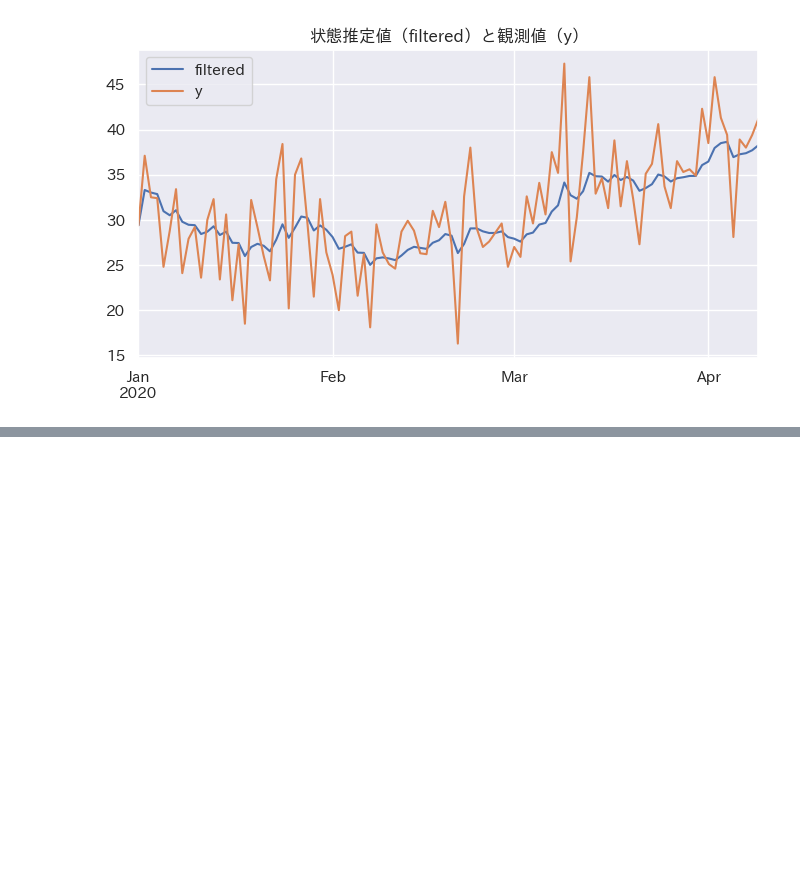
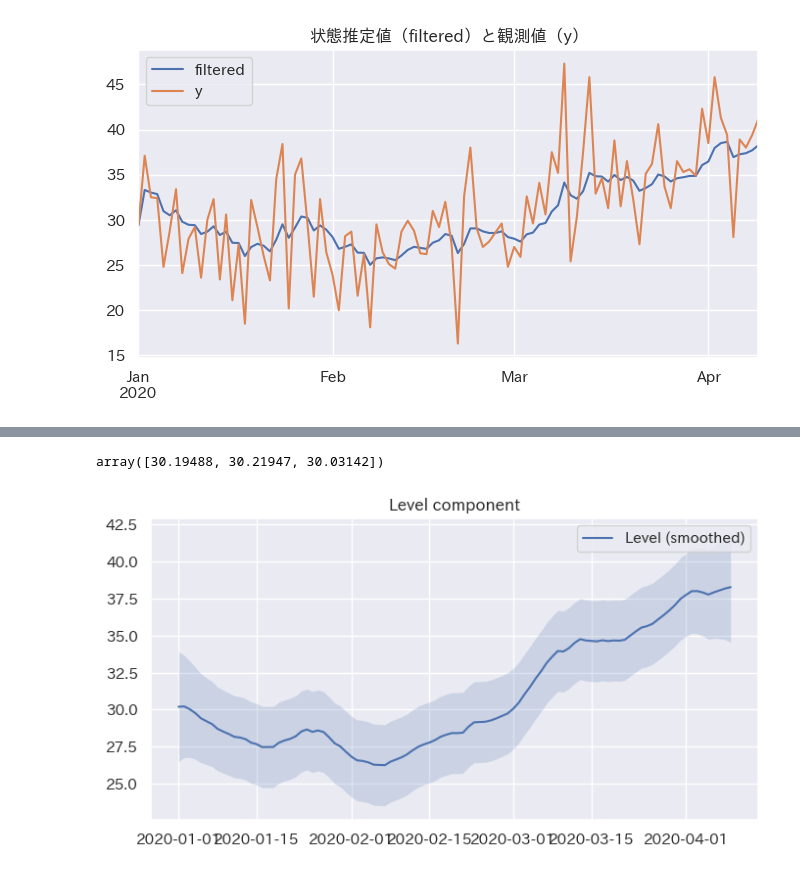
Before and after one commit to maton369/Python_Time_Series_Intro, a Jupyter notebook: 5-3-ローカルレベルモデルの実装.ipynb, the cells around one changed output, grey strips where cells are left out. Drawn from its saved outputs; the diff is of its cells as text; code cells hidden in the pictures; blank space fills up the shorter version.

```diff
--- a/5-3-ローカルレベルモデルの実装.ipynb
+++ b/5-3-ローカルレベルモデルの実装.ipynb
@@ -510,0 +730,66 @@ local_level.plot_level()
+# %%
+# 📘 GitHubレビューコメント
+
+# ✅ 概要
+# `res_local_level.level["smoothed"]` は、カルマン平滑化（Kalman Smoother）によって
+# 得られた「平滑化推定量 (a_{t|T})」を取り出す処理である。
+# これは、全観測データ（t=1～T）を用いた「事後推定」であり、
+# 各時点の状態を最も精密に推定した値を表す。
+
+# ✅ コード
+np.round(res_local_level.level["smoothed"][0:3], 5)
+
+# ✅ 数式（平滑化の再帰式）
+# フィルタリング（a_{t|t}）の後に、後ろ向きに再帰して平滑化を行う：
+# $$
+# \begin{aligned}
+# r_{t-1} &= K_t' (v_t / F_t) + L_t' r_t \\
+# a_{t|T} &= a_{t|t} + P_{t|t} r_{t-1}
+# \end{aligned}
+# $$
+# ここで、
+# - \( a_{t|T} \)：時点tの平滑化推定量（全データを考慮した状態推定値）
+# - \( K_t \)：カルマンゲイン
+# - \( L_t = I - K_t Z_t \)：フィルタ更新後の変換行列
+# - \( r_t \)：スムージングゲインの再帰項
+
+# ✅ コメント
+# フィルタ化推定量 \( a_{t|t} \) は「逐次更新」に基づくオンライン推定であるのに対し、
+# 平滑化推定量 \( a_{t|T} \) は「全期間の情報」を利用して事後的に推定されるため、
+# より滑らかで安定したトレンドが得られる。
+# 状態空間モデルの分析において、トレンド抽出や事後推定に最も重要なステップである。
+# %% [output]
+array([30.19488, 30.21947, 30.03142])
+# %%
+# 📘 GitHubレビューコメント
+
+# ✅ 概要
+# 「平滑化推定量（Smoothed Estimates）」の可視化を行う。
+# これは全期間の情報（t=1〜T）を用いて、各時点の状態を
+# 最も精度高く推定した結果を図示するステップである。
+
+# ✅ コード
+_ = res_local_level.plot_components(which="smoothed", observed=False)
+
+# ✅ 数式
+# 平滑化は、フィルタリング結果 (a_{t|t}, P_{t|t}) を基に後ろ向きに再帰して計算される。
+# $$
+# \begin{aligned}
+# r_{t-1} &= K_t' \frac{v_t}{F_t} + L_t' r_t \\
+# a_{t|T} &= a_{t|t} + P_{t|t} r_{t-1} \\
+# P_{t|T} &= P_{t|t} - P_{t|t} L_t' (P_{t+1|T}^{-1} - P_{t+1|t}^{-1}) L_t P_{t|t}
+# \end{aligned}
+# $$
+# ここで：
+# - \( a_{t|T} \)：時点tの平滑化推定量
+# - \( P_{t|T} \)：その分散（不確実性の小さい後処理値）
+# - \( r_t \)：スムージングゲイン再帰項
+# - \( L_t = I - K_t Z_t \)：更新後の変換行列
+
+# ✅ コメント
+# フィルタ化（オンライン）推定は「逐次的」に更新されるのに対し、
+# 平滑化（オフライン）推定は「全データ」を使って後ろ向きに推定される。
+# そのためノイズに強く、より滑らかなトレンドが得られる。
+# このプロットでは、観測データの背後にある「真の状態系列（level）」を可視化できる。
+# %% [output]
+[figure, added]
```
Also changed, not shown: parts of 9 cells of this notebook.
